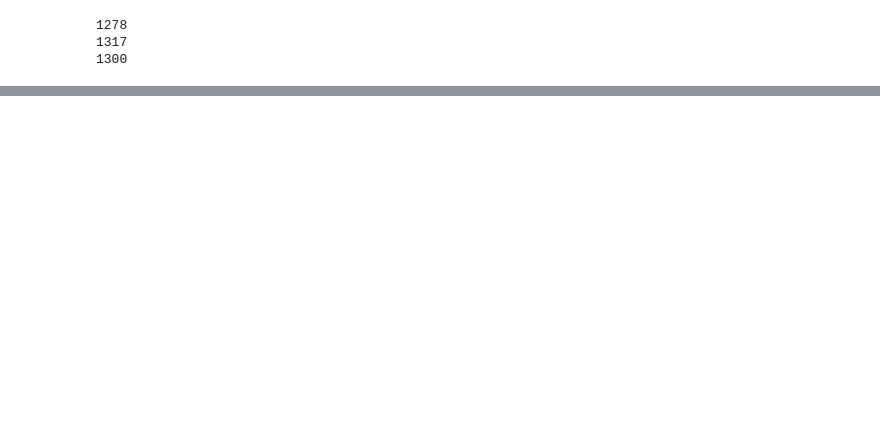
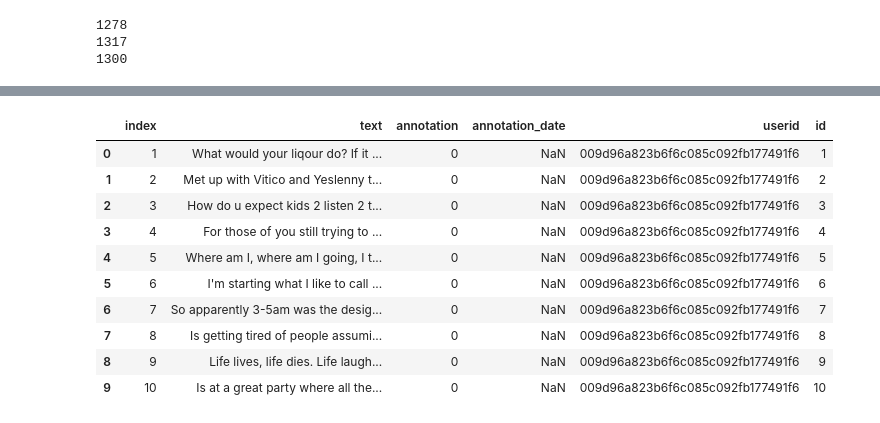
Before and after one commit to luciasalar/search_google, a Jupyter notebook: DataBase.ipynb, the cells around one changed output, grey strips where cells are left out. Cells and saved outputs as stored; diff of their text form; code cells hidden in the pictures; blank space fills up the shorter version.

```diff
--- a/DataBase.ipynb
+++ b/DataBase.ipynb
@@ -104,0 +147,14 @@ database.to_csv('database.csv')
+# %%
+database_D[0:10]
+# %% [output]
+|  | index | text | annotation | annotation_date | userid | id |
+| 0 | 1 | What would your liqour do? If it ... | 0 | NaN | 009d96a823b6f6c085c092fb177491f6 | 1 |
+| 1 | 2 | Met up with Vitico and Yeslenny t... | 0 | NaN | 009d96a823b6f6c085c092fb177491f6 | 2 |
+| 2 | 3 | How do u expect kids 2 listen 2 t... | 0 | NaN | 009d96a823b6f6c085c092fb177491f6 | 3 |
+| 3 | 4 | For those of you still trying to ... | 0 | NaN | 009d96a823b6f6c085c092fb177491f6 | 4 |
+| 4 | 5 | Where am I, where am I going, I t... | 0 | NaN | 009d96a823b6f6c085c092fb177491f6 | 5 |
+| 5 | 6 | I'm starting what I like to call ... | 0 | NaN | 009d96a823b6f6c085c092fb177491f6 | 6 |
+| 6 | 7 | So apparently 3-5am was the desig... | 0 | NaN | 009d96a823b6f6c085c092fb177491f6 | 7 |
+| 7 | 8 | Is getting tired of people assumi... | 0 | NaN | 009d96a823b6f6c085c092fb177491f6 | 8 |
+| 8 | 9 | Life lives, life dies. Life laugh... | 0 | NaN | 009d96a823b6f6c085c092fb177491f6 | 9 |
+| 9 | 10 | Is at a great party where all the... | 0 | NaN | 009d96a823b6f6c085c092fb177491f6 | 10 |
```
Also changed, not shown: parts of 18 cells of this notebook.
